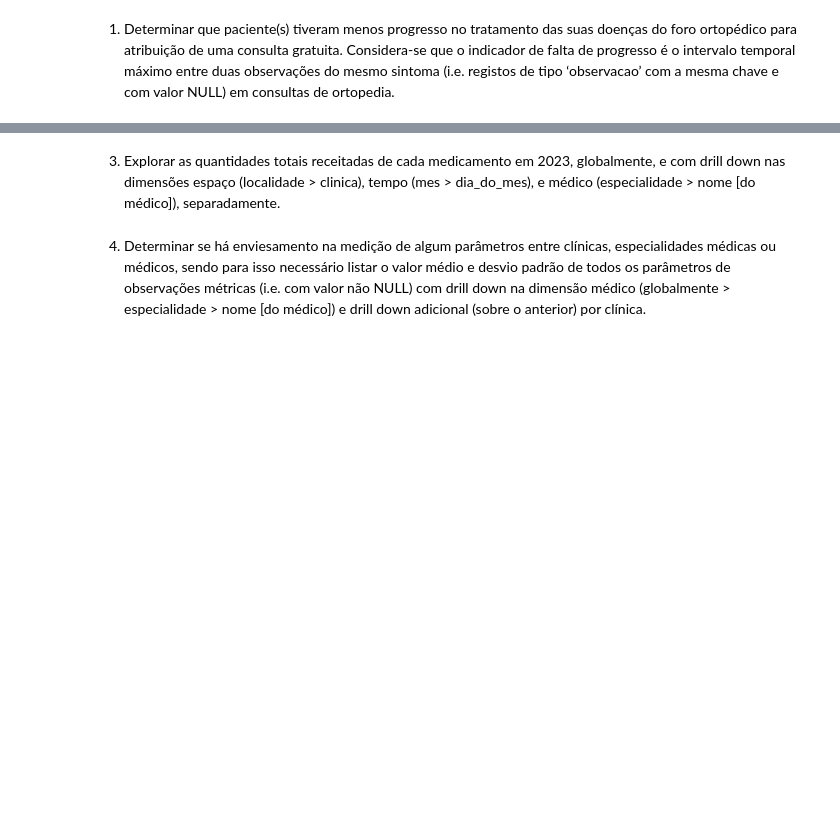
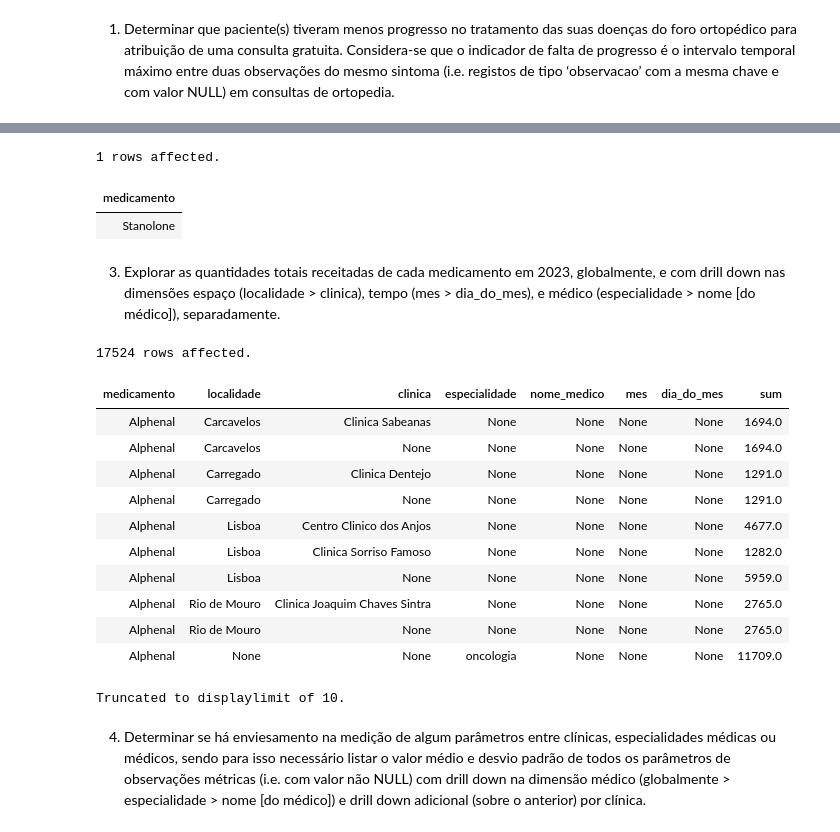
Before and after one commit to SrGesus/bd-projects-23, a Jupyter notebook: p02/data/E2-ProjetoBD.ipynb, the cells around one changed output, grey strips where cells are left out. Cells and saved outputs as stored; diff of their text form; code cells hidden in the pictures; blank space fills up the shorter version.

```diff
--- a/p02/data/E2-ProjetoBD.ipynb
+++ b/p02/data/E2-ProjetoBD.ipynb
@@ -331,5 +371,21 @@ Truncated to displaylimit of 100.
 # %%
 %%sql
--- SELECT ...
+SELECT DISTINCT
+  h.chave AS medicamento
+FROM
+  historial_paciente h
+WHERE
+  h.tipo = 'receita'
+  AND especialidade = 'cardiologia'
+  AND h.data BETWEEN CURRENT_DATE - INTERVAL '1 year' AND CURRENT_DATE
+GROUP BY
+  h.ssn,
+  h.chave
+HAVING
+  COUNT(DISTINCT h.mes) = 12;
+# %% [output]
+1 rows affected.
+| medicamento |
+| Stanolone |
 # %% [markdown]
 3. Explorar as quantidades totais receitadas de cada medicamento em 2023, globalmente, e com drill down nas dimensões espaço (localidade > clinica), tempo (mes > dia_do_mes), e médico  (especialidade > nome \[do médico]), separadamente.
@@ -339,3 +392,48 @@ Truncated to displaylimit of 100.
+# %%
+%%sql
+WITH
+  medicamentos AS (
+    SELECT mes, dia_do_mes,
+      localidade, h.nome AS clinica,
+      h.especialidade, m.nome AS nome_medico,
+      chave AS medicamento, valor AS qtd
+    FROM historial_paciente h
+      JOIN medico m USING (nif)
+    WHERE tipo = 'receita'
+      AND ano = 2023
+  )
+SELECT
+  medicamento, localidade, clinica, especialidade, nome_medico, mes, dia_do_mes,
+  SUM(qtd)
+FROM
+  medicamentos
+GROUP BY
+  GROUPING SETS (
+    (medicamento),
+    (medicamento, localidade),
+    (medicamento, localidade, clinica),
+    (medicamento, mes),
+    (medicamento, mes, dia_do_mes),
+    (medicamento, especialidade),
+    (medicamento, especialidade, nome_medico)
+  )
+ORDER BY
+  medicamento, localidade, clinica, especialidade, nome_medico DESC, mes, dia_do_mes
+;
+# %% [output]
+17524 rows affected.
+| medicamento | localidade | clinica | especialidade | nome_medico | mes | dia_do_mes | sum |
+| Alphenal | Carcavelos | Clinica Sabeanas | None | None | None | None | 1694.0 |
+| Alphenal | Carcavelos | None | None | None | None | None | 1694.0 |
+| Alphenal | Carregado | Clinica Dentejo | None | None | None | None | 1291.0 |
+| Alphenal | Carregado | None | None | None | None | None | 1291.0 |
+| Alphenal | Lisboa | Centro Clinico dos Anjos | None | None | None | None | 4677.0 |
+| Alphenal | Lisboa | Clinica Sorriso Famoso | None | None | None | None | 1282.0 |
+| Alphenal | Lisboa | None | None | None | None | None | 5959.0 |
+| Alphenal | Rio de Mouro | Clinica Joaquim Chaves Sintra | None | None | None | None | 2765.0 |
+| Alphenal | Rio de Mouro | None | None | None | None | None | 2765.0 |
+| Alphenal | None | None | oncologia | None | None | None | 11709.0 |
+Truncated to displaylimit of 10.
 # %% [markdown]
 4. Determinar se há enviesamento na medição de algum parâmetros entre clínicas, especialidades médicas ou médicos, sendo para isso necessário listar o valor médio e desvio padrão de todos os parâmetros de observações métricas (i.e. com valor não NULL) com drill down na dimensão médico (globalmente > especialidade > nome \[do médico]) e drill down adicional (sobre o anterior) por clínica.
 # %%
```
Also changed, not shown: parts of 6 cells of this notebook, 1 other file.
